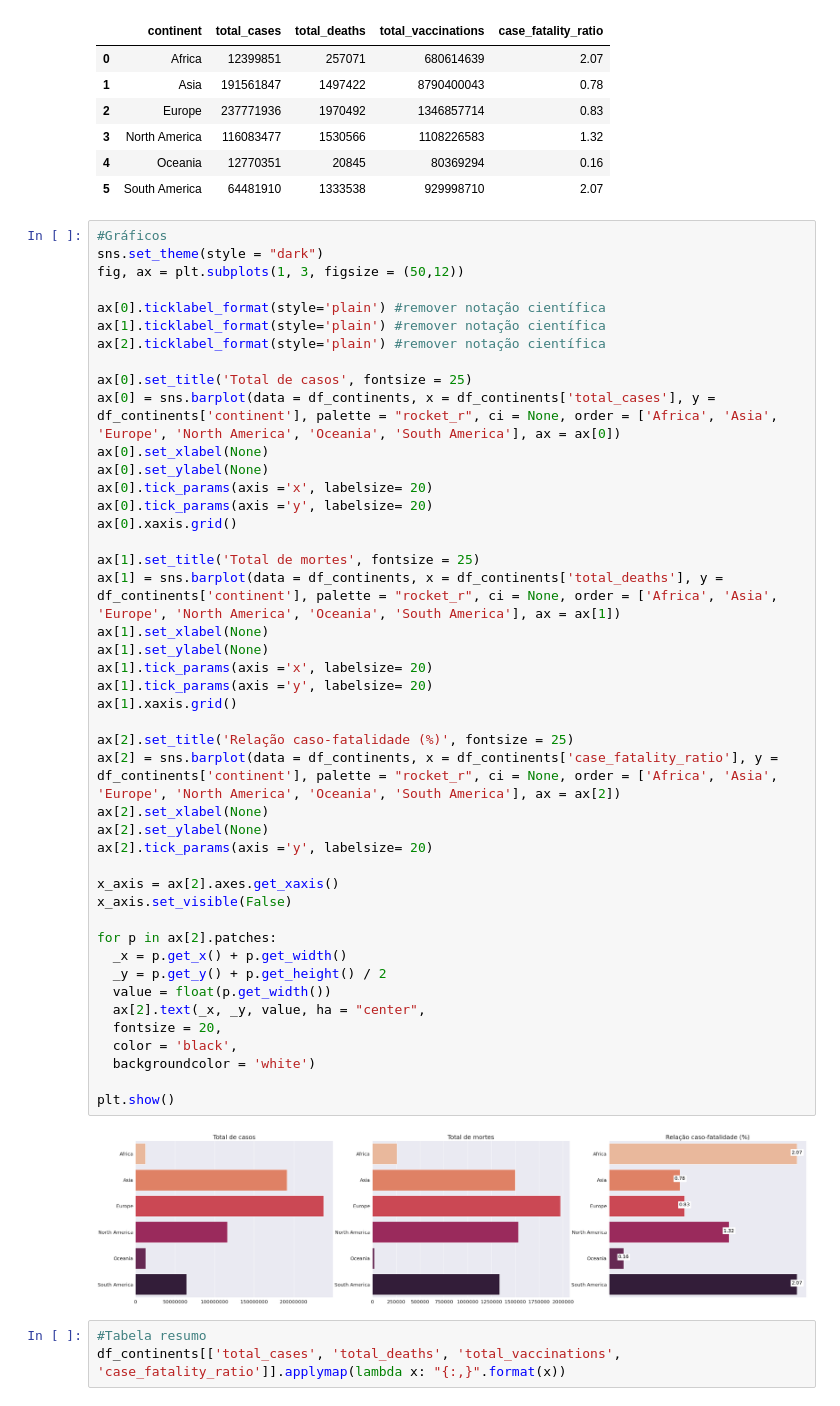
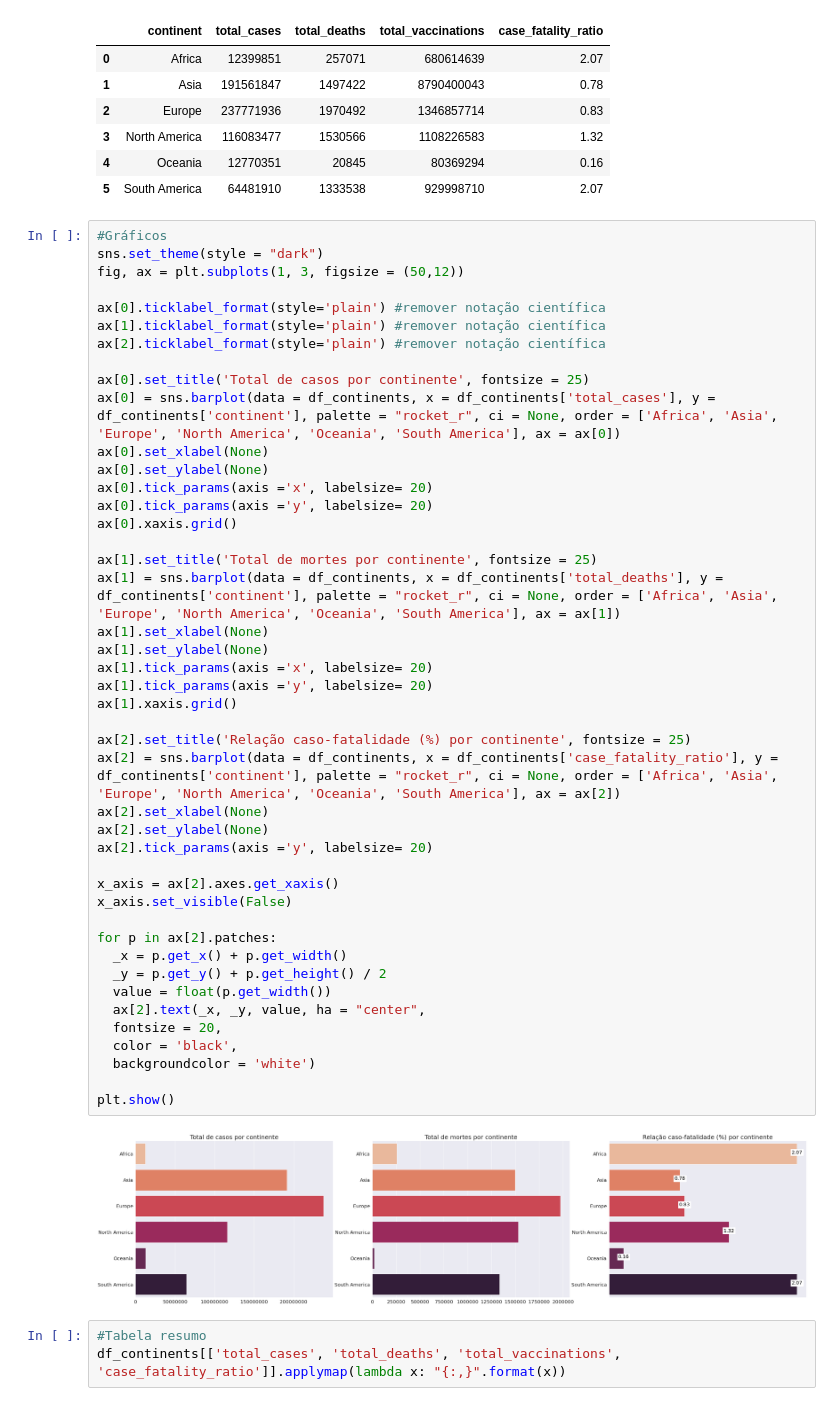
Before and after one commit to LRLeite/Data-Analytics, a Jupyter notebook: covid_19.ipynb, the cells around one changed output. Drawn from its saved outputs; the diff is of its cells as text.

```diff
--- a/covid_19.ipynb
+++ b/covid_19.ipynb
@@ -248,43 +248,43 @@ ax[0].ticklabel_format(style='plain') #remover notação científica
 ax[1].ticklabel_format(style='plain') #remover notação científica
 ax[2].ticklabel_format(style='plain') #remover notação científica
 
-ax[0].set_title('Total de casos', fontsize = 25)
+ax[0].set_title('Total de casos por continente', fontsize = 25)
 ax[0] = sns.barplot(data = df_continents, x = df_continents['total_cases'], y = df_continents['continent'], palette = "rocket_r", ci = None, order = ['Africa', 'Asia', 'Europe', 'North America', 'Oceania', 'South America'], ax = ax[0])
 ax[0].set_xlabel(None)
 ax[0].set_ylabel(None)
 ax[0].tick_params(axis ='x', labelsize= 20)
 ax[0].tick_params(axis ='y', labelsize= 20)
 ax[0].xaxis.grid()
 
-ax[1].set_title('Total de mortes', fontsize = 25)
+ax[1].set_title('Total de mortes por continente', fontsize = 25)
 ax[1] = sns.barplot(data = df_continents, x = df_continents['total_deaths'], y = df_continents['continent'], palette = "rocket_r", ci = None, order = ['Africa', 'Asia', 'Europe', 'North America', 'Oceania', 'South America'], ax = ax[1])
 ax[1].set_xlabel(None)
 ax[1].set_ylabel(None)
 ax[1].tick_params(axis ='x', labelsize= 20)
 ax[1].tick_params(axis ='y', labelsize= 20)
 ax[1].xaxis.grid()
 
-ax[2].set_title('Relação caso-fatalidade (%)', fontsize = 25)
+ax[2].set_title('Relação caso-fatalidade (%) por continente', fontsize = 25)
 ax[2] = sns.barplot(data = df_continents, x = df_continents['case_fatality_ratio'], y = df_continents['continent'], palette = "rocket_r", ci = None, order = ['Africa', 'Asia', 'Europe', 'North America', 'Oceania', 'South America'], ax = ax[2])
 ax[2].set_xlabel(None)
 ax[2].set_ylabel(None)
 ax[2].tick_params(axis ='y', labelsize= 20)
 
 x_axis = ax[2].axes.get_xaxis()
 x_axis.set_visible(False)
 
 for p in ax[2].patches:
   _x = p.get_x() + p.get_width()
   _y = p.get_y() + p.get_height() / 2
   value = float(p.get_width())
   ax[2].text(_x, _y, value, ha = "center",
   fontsize = 20,
   color = 'black',
   backgroundcolor = 'white')
 
 plt.show()
 # %% [output]
-[figure, old version]
+[figure, new version]
 # %%
 #Tabela resumo
 df_continents[['total_cases', 'total_deaths', 'total_vaccinations', 'case_fatality_ratio']].applymap(lambda x: "{:,}".format(x))
```
